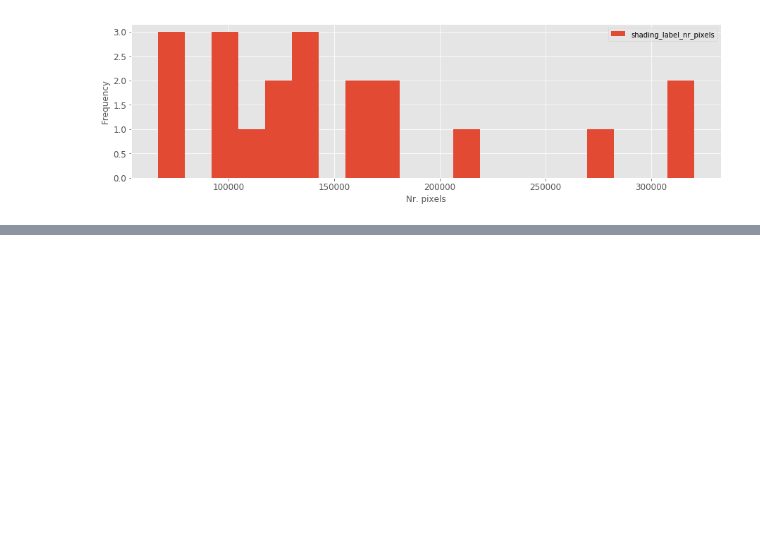
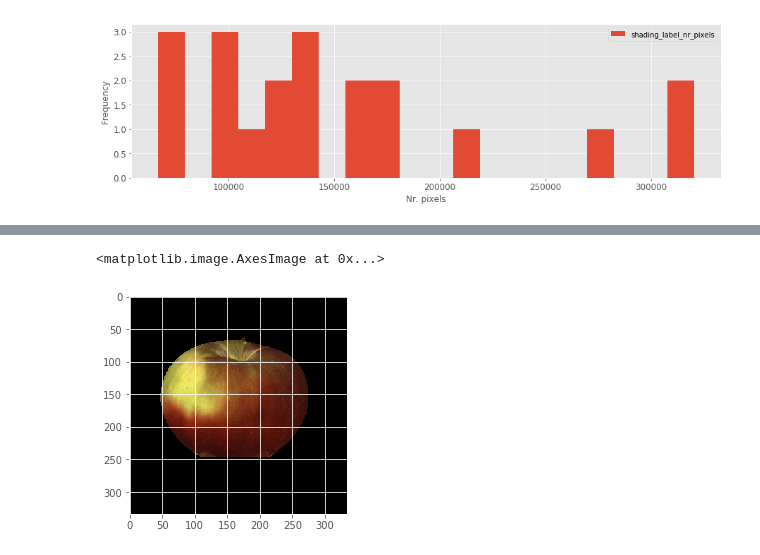
Before and after one commit to phthaloc/intrinsic_image_decomposition, a Jupyter notebook: data_analysis.ipynb, the cells around one changed output, grey strips where cells are left out. Cells and saved outputs as stored; diff of their text form; code cells hidden in the pictures; blank space fills up the shorter version.

```diff
--- a/data_analysis.ipynb
+++ b/data_analysis.ipynb
@@ -176,0 +211,5 @@ plot_stats(df=df_mit_analysis, prefix='shading_label_')
+# %%
+plt.imshow(albedo_mit)
+# %% [output]
+<matplotlib.image.AxesImage at 0x...>
+[figure, added]
```
Also changed, not shown: parts of 19 cells of this notebook.
